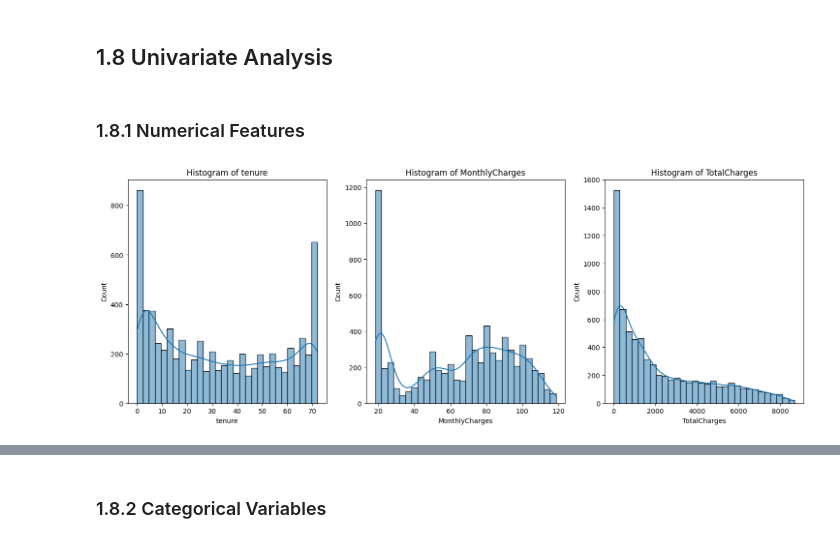
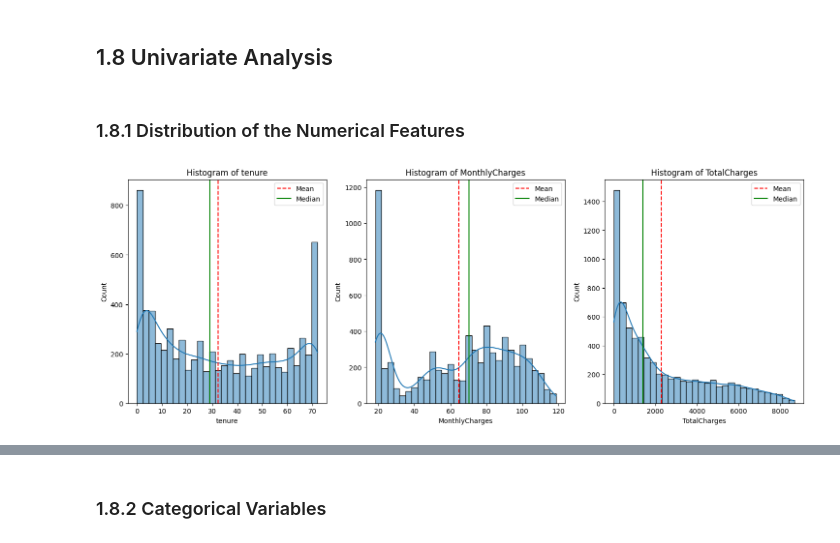
Before and after one commit to awithaaa/telco-customer-churn, a Jupyter notebook: Telco_Customer_Churn.ipynb, the cells around one changed output, grey strips where cells are left out. Saved outputs shown, nothing was run; the diff lists cells and outputs as text; code cells hidden in the pictures.

```diff
--- a/Telco_Customer_Churn.ipynb
+++ b/Telco_Customer_Churn.ipynb
@@ -125,6 +121,0 @@ Churn ['No' 'Yes']
-# %%
-df['TotalCharges'] = pd.to_numeric(df['TotalCharges'], errors='coerce')
-print(df.isna().sum())
-
-
-df['TotalCharges'] = df['TotalCharges'].fillna(df['TotalCharges'].median())
@@ -190,0 +138,5 @@ plt.show()
+# %%
+df['TotalCharges'] = df['TotalCharges'].replace({" ": "0.0"})
+# %%
+df['TotalCharges'] = df['TotalCharges'].astype(float)
+df.head()
@@ -213,17 +173,23 @@ This can be lead to bias toward predicting "No" more often.
 # %% [markdown]
 ## 1.8 Univariate Analysis
 # %% [markdown]
-### 1.8.1 Numerical Features
+### 1.8.1 Distribution of the Numerical Features
 # %%
 num_cols = ['tenure', 'MonthlyCharges', 'TotalCharges']
 
 fig, axes = plt.subplots(1, len(num_cols), figsize=(18, 6))
 for k in range(len(num_cols)):
     col = num_cols[k]
+
+    col_mean = df[col].mean()
+    col_median = df[col].median()
+
     sns.histplot(df[col], bins=30, kde=True, ax=axes[k])
+    axes[k].axvline(col_mean, color="red", linestyle="--", label="Mean")
+    axes[k].axvline(col_median, color="green", linestyle="-", label="Median")
     axes[k].set_title(f'Histogram of {col}')
-
+    axes[k].legend()
 
 plt.show()
 # %% [output]
-[figure, old version]
+[figure, new version]
```
Also changed, not shown: parts of 15 cells of this notebook.
